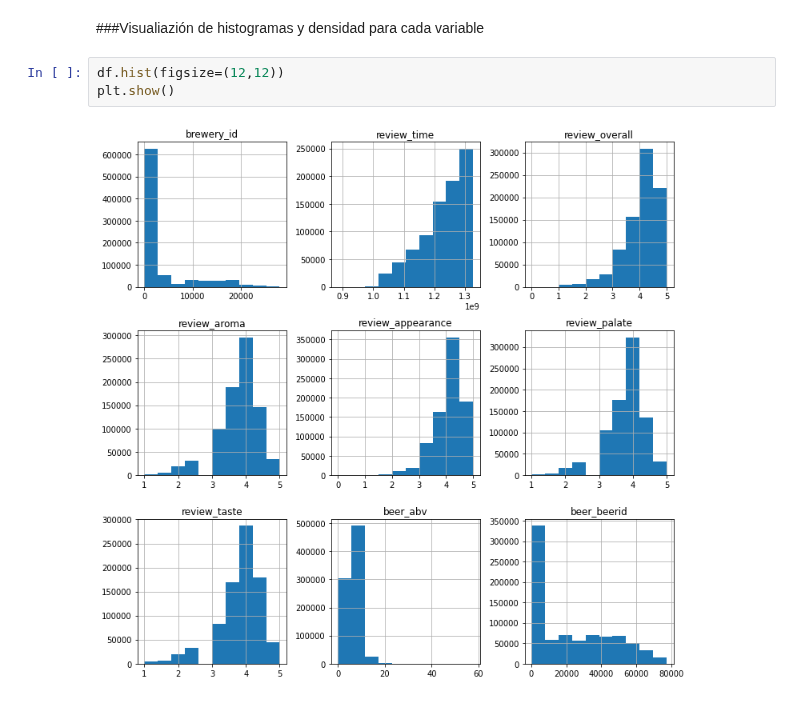
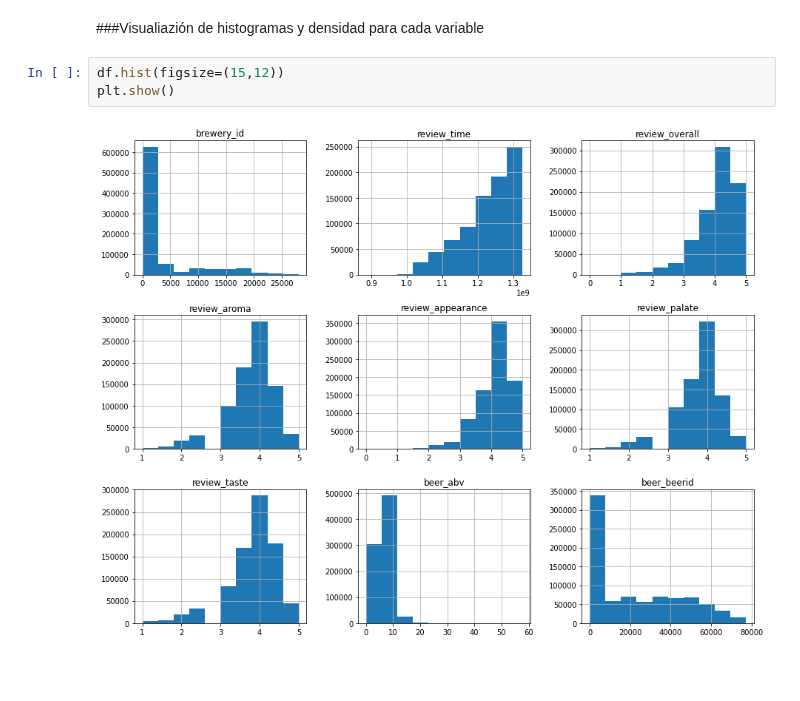
Before and after one commit to RonnyGuevara/Machine-Learning, a Jupyter notebook: TP7/TP7_ML.ipynb, the cells around one changed output. Saved outputs shown, nothing was run; the diff lists cells and outputs as text; blank space fills up the shorter version.

```diff
--- a/TP7/TP7_ML.ipynb
+++ b/TP7/TP7_ML.ipynb
@@ -231,7 +231,7 @@ Para una mejor interpretación se visualiza la correlación entre atributos, dan
 # %% [markdown]
 ###Visualiazión de histogramas y densidad para cada variable
 # %%
-df.hist(figsize=(12,12))
+df.hist(figsize=(15,12))
 plt.show()
 # %% [output]
-[figure, old version]
+[figure, new version]
```
